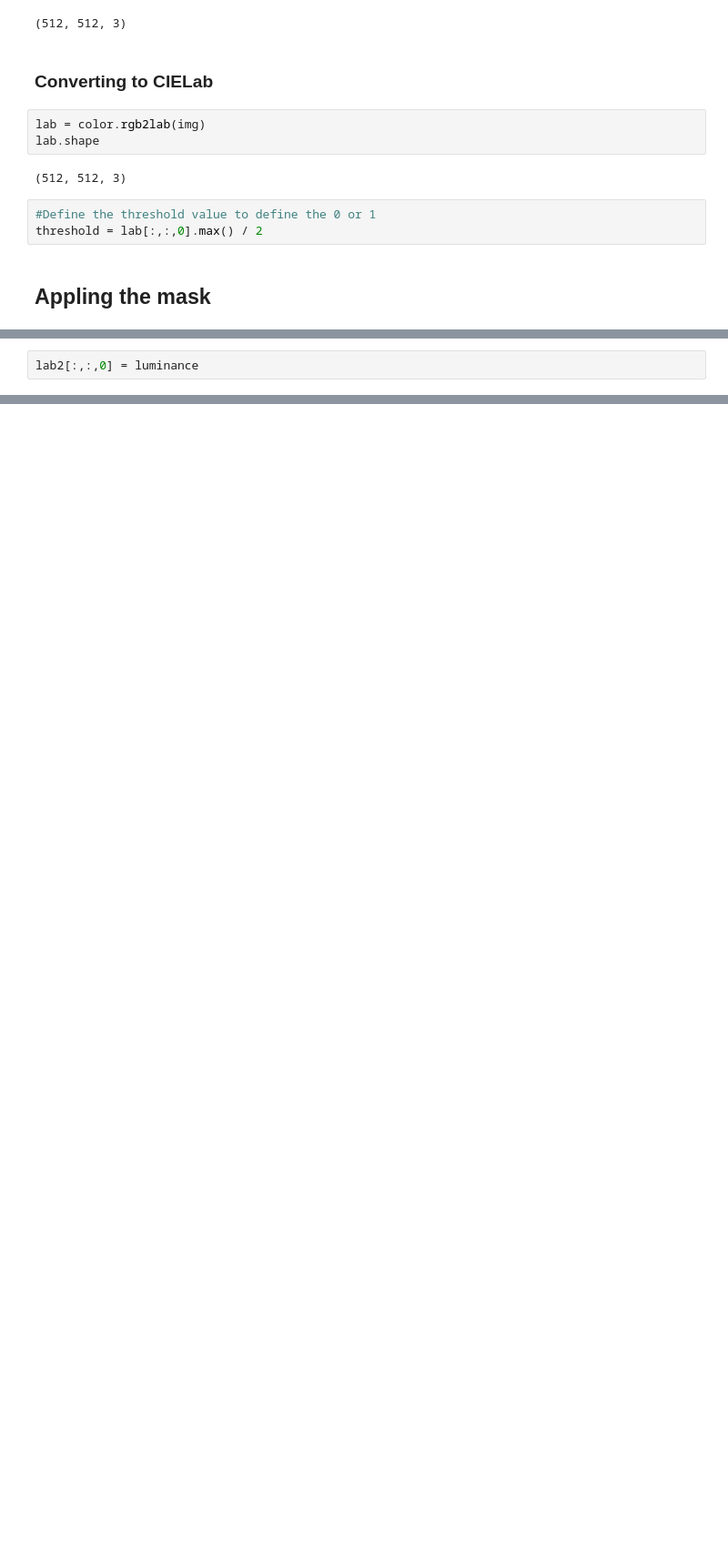
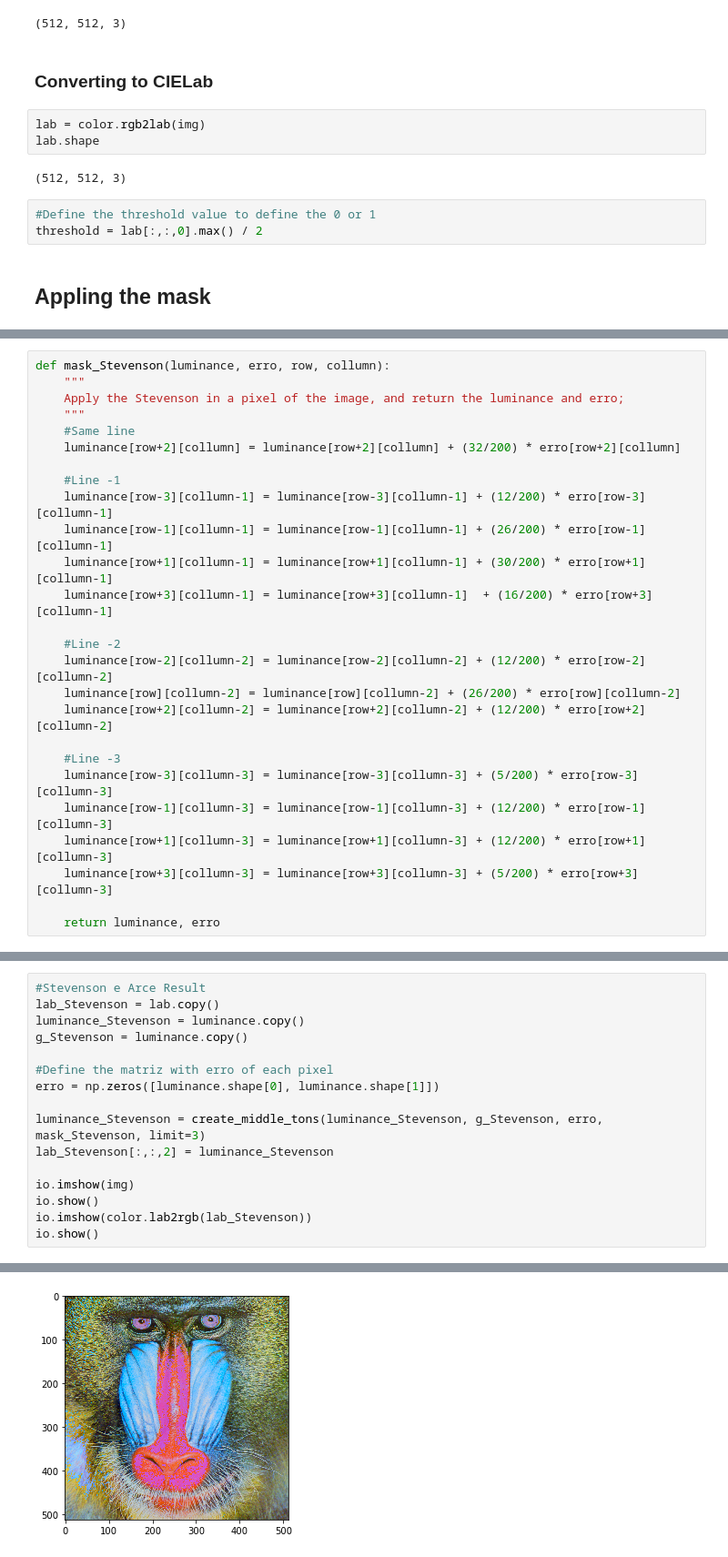
Before and after one commit to lstival/mo443, a Jupyter notebook: t2.ipynb, the cells around one changed output, grey strips where cells are left out. Shown at 91% size. Cells and saved outputs as stored; diff of their text form; blank space fills up the shorter version.

```diff
--- a/t2.ipynb
+++ b/t2.ipynb
@@ -60,0 +72,26 @@ for row in range(luminance.shape[0]-1):
+# %%
+def mask_Stevenson(luminance, erro, row, collumn):
+    """
+    Apply the Stevenson in a pixel of the image, and return the luminance and erro;
+    """
+    #Same line
+    luminance[row+2][collumn] = luminance[row+2][collumn] + (32/200) * erro[row+2][collumn]
+
+    #Line -1
+    luminance[row-3][collumn-1] = luminance[row-3][collumn-1] + (12/200) * erro[row-3][collumn-1]
+    luminance[row-1][collumn-1] = luminance[row-1][collumn-1] + (26/200) * erro[row-1][collumn-1]
+    luminance[row+1][collumn-1] = luminance[row+1][collumn-1] + (30/200) * erro[row+1][collumn-1]
+    luminance[row+3][collumn-1] = luminance[row+3][collumn-1]  + (16/200) * erro[row+3][collumn-1]
+
+    #Line -2
+    luminance[row-2][collumn-2] = luminance[row-2][collumn-2] + (12/200) * erro[row-2][collumn-2]
+    luminance[row][collumn-2] = luminance[row][collumn-2] + (26/200) * erro[row][collumn-2]
+    luminance[row+2][collumn-2] = luminance[row+2][collumn-2] + (12/200) * erro[row+2][collumn-2]
+
+    #Line -3
+    luminance[row-3][collumn-3] = luminance[row-3][collumn-3] + (5/200) * erro[row-3][collumn-3]
+    luminance[row-1][collumn-3] = luminance[row-1][collumn-3] + (12/200) * erro[row-1][collumn-3]
+    luminance[row+1][collumn-3] = luminance[row+1][collumn-3] + (12/200) * erro[row+1][collumn-3]
+    luminance[row+3][collumn-3] = luminance[row+3][collumn-3] + (5/200) * erro[row+3][collumn-3]
+
+    return luminance, erro
@@ -61,2 +220,17 @@ for row in range(luminance.shape[0]-1):
 # %%
-lab2[:,:,0] = luminance
+#Stevenson e Arce Result
+lab_Stevenson = lab.copy()
+luminance_Stevenson = luminance.copy()
+g_Stevenson = luminance.copy()
+
+#Define the matriz with erro of each pixel
+erro = np.zeros([luminance.shape[0], luminance.shape[1]])
+
+luminance_Stevenson = create_middle_tons(luminance_Stevenson, g_Stevenson, erro, mask_Stevenson, limit=3)
+lab_Stevenson[:,:,2] = luminance_Stevenson
+
+io.imshow(img)
+io.show()
+io.imshow(color.lab2rgb(lab_Stevenson))
+io.show()
+# %% [output]
@@ -63 +238,2 @@ lab2[:,:,0] = luminance
+[figure, added]
 # %%
```
Also changed, not shown: parts of 18 cells of this notebook.
